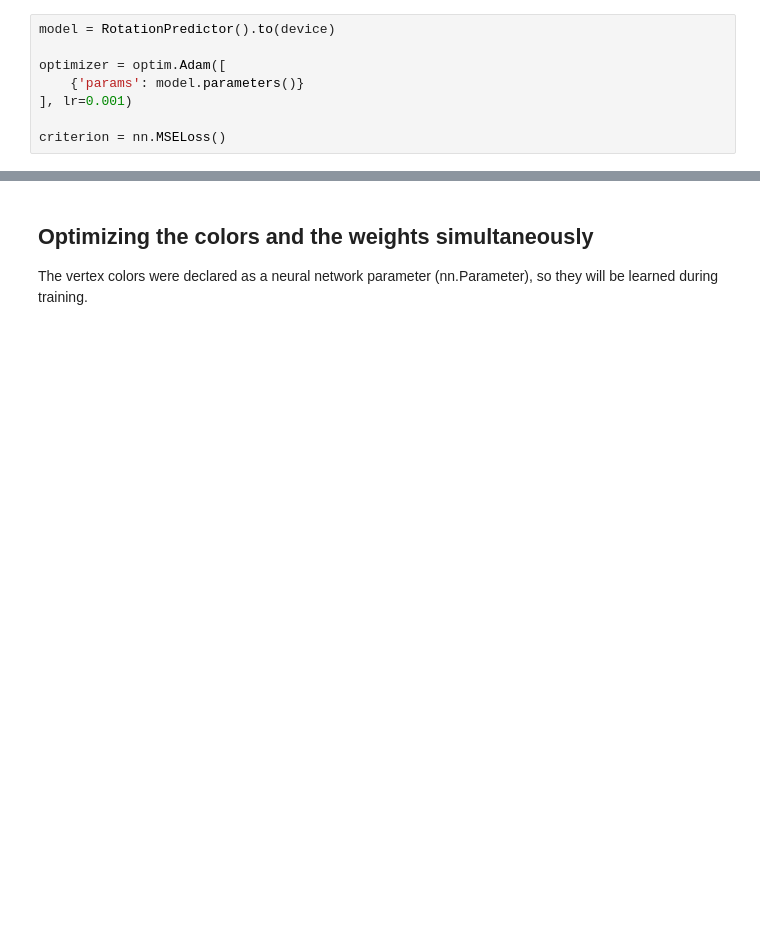
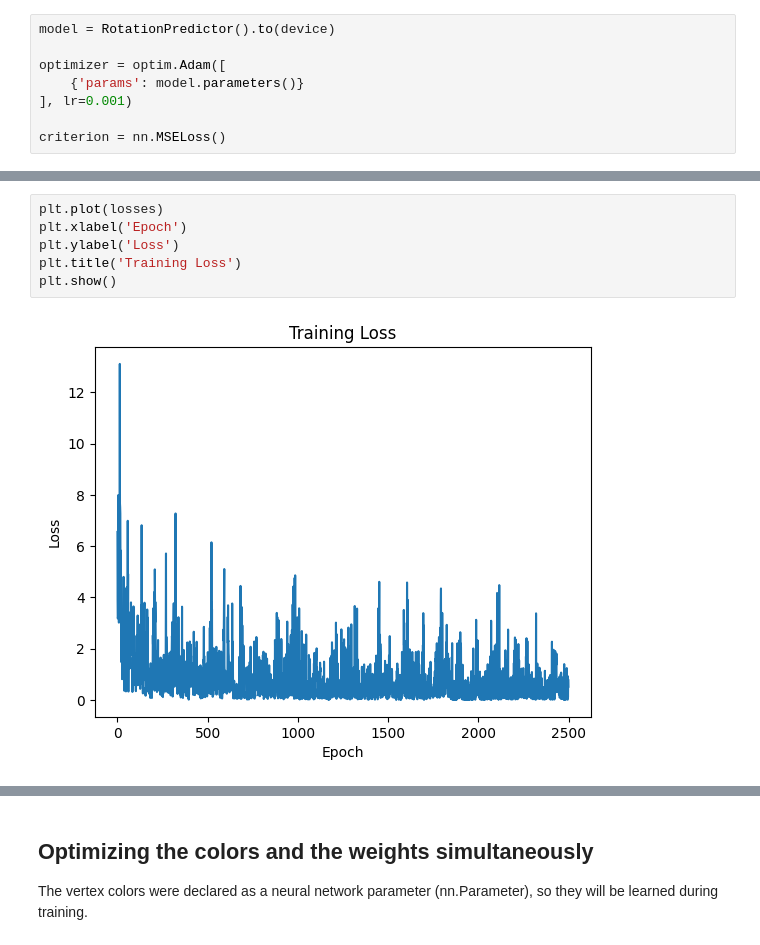
Before and after one commit to Jan-Celin/deep-learning-differentiable-rendering, a Jupyter notebook: rotation_predictor.ipynb, the cells around one changed output, grey strips where cells are left out. Drawn from its saved outputs; the diff is of its cells as text; blank space fills up the shorter version.

```diff
--- a/rotation_predictor.ipynb
+++ b/rotation_predictor.ipynb
@@ -259,3 +289,11 @@ train_model(model, optimizer, sphere_mesh, vertex_colors, renderer, cameras, lig
+# %%
+plt.plot(losses)
+plt.xlabel('Epoch')
+plt.ylabel('Loss')
+plt.title('Training Loss')
+plt.show()
+# %% [output]
+[figure, added]
 # %%
 num_tests=500
 rmse = test_model(model, sphere_mesh, renderer, cameras, lights, num_tests)
```
Also changed, not shown: parts of 40 cells of this notebook.
